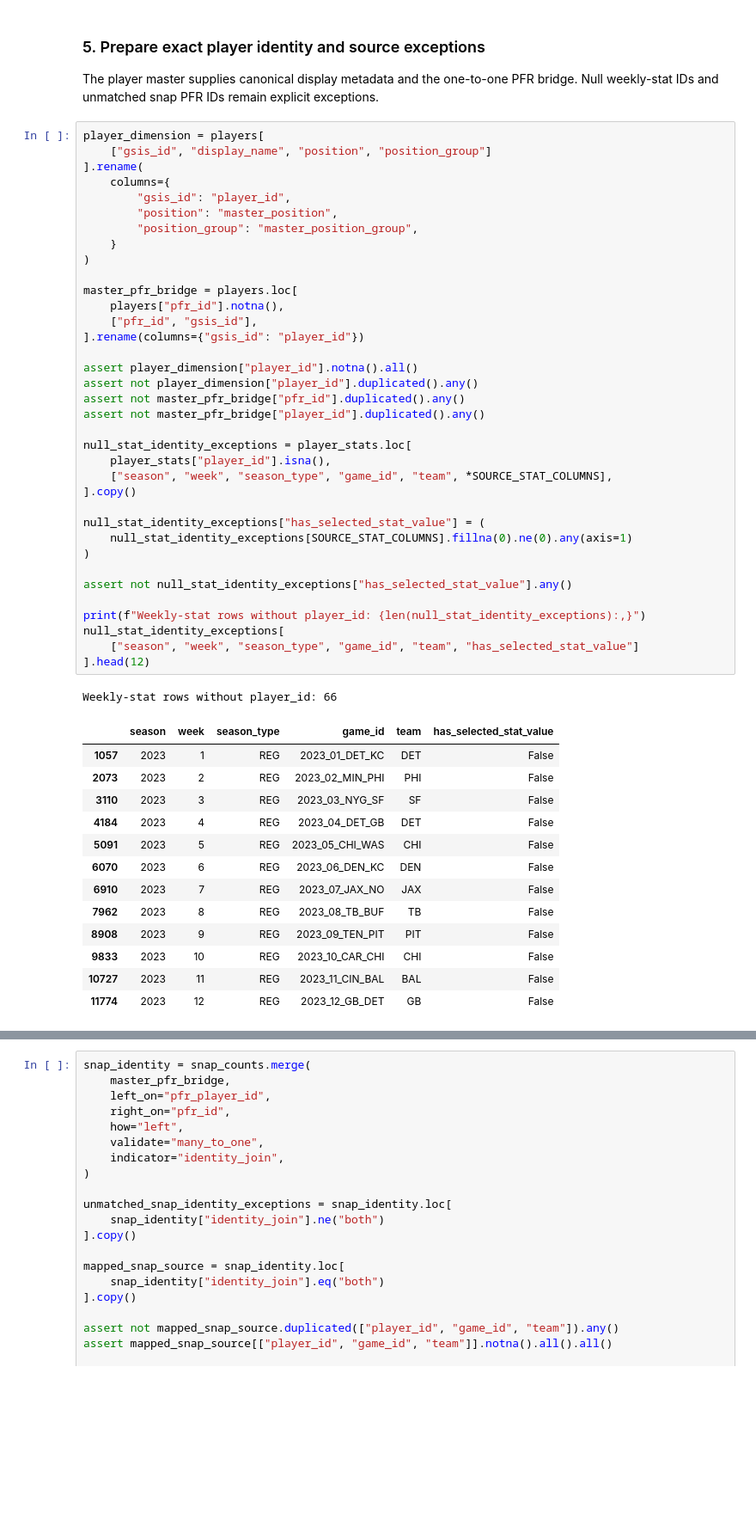
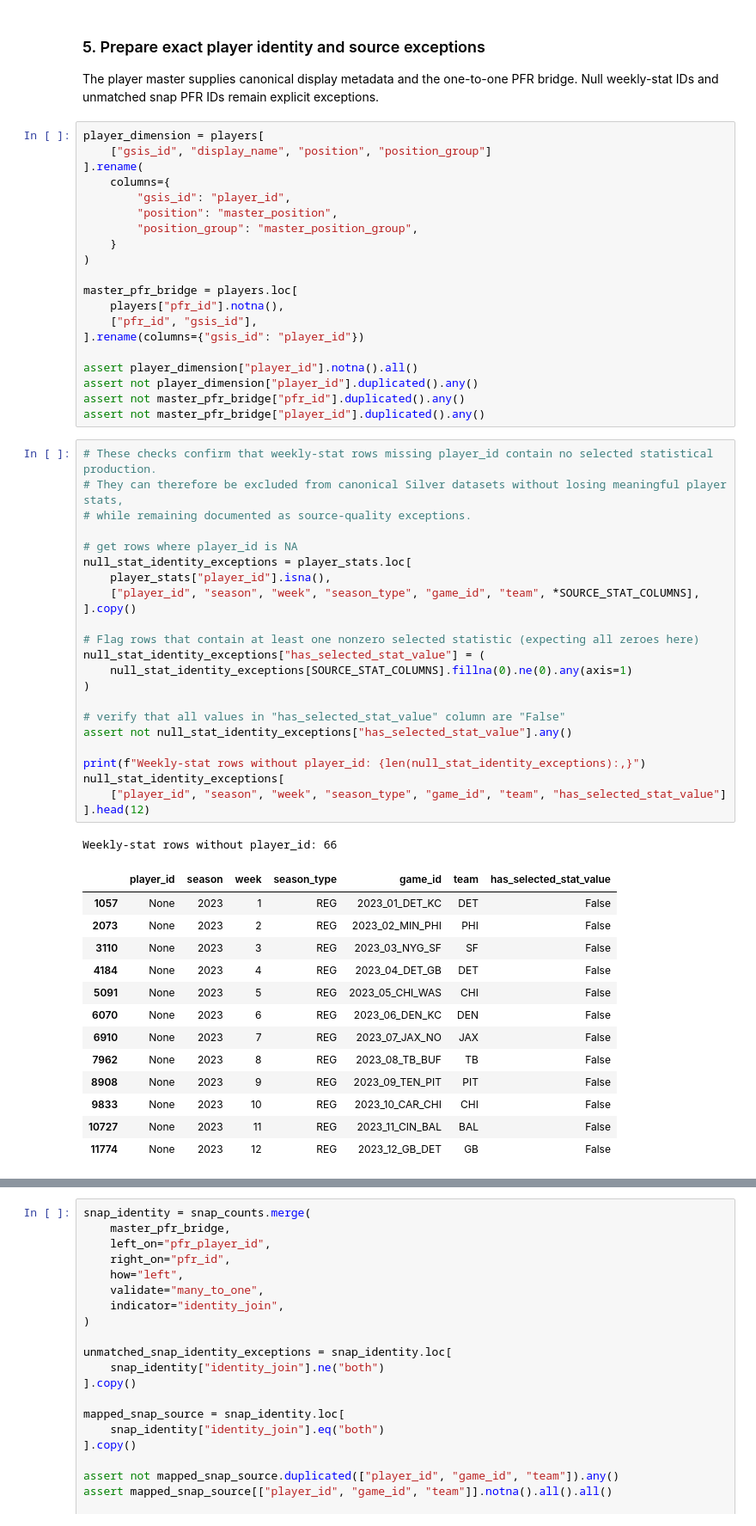
Before and after one commit to ddarby15/nfl-dream-lab-app, a Jupyter notebook: notebooks/silver/02_shared_player_participation_and_week.ipynb, the cells around one changed output, grey strips where cells are left out. Shown at 86% size. Saved outputs shown, nothing was run; the diff lists cells and outputs as text; blank space fills up the shorter version.

```diff
--- a/notebooks/silver/02_shared_player_participation_and_week.ipynb
+++ b/notebooks/silver/02_shared_player_participation_and_week.ipynb
@@ -240,37 +271,44 @@ assert player_dimension["player_id"].notna().all()
 assert not player_dimension["player_id"].duplicated().any()
 assert not master_pfr_bridge["pfr_id"].duplicated().any()
 assert not master_pfr_bridge["player_id"].duplicated().any()
-
-null_stat_identity_exceptions = player_stats.loc[
-    player_stats["player_id"].isna(),
-    ["season", "week", "season_type", "game_id", "team", *SOURCE_STAT_COLUMNS],
-].copy()
-
-null_stat_identity_exceptions["has_selected_stat_value"] = (
-    null_stat_identity_exceptions[SOURCE_STAT_COLUMNS].fillna(0).ne(0).any(axis=1)
-)
-
-assert not null_stat_identity_exceptions["has_selected_stat_value"].any()
-
-print(f"Weekly-stat rows without player_id: {len(null_stat_identity_exceptions):,}")
-null_stat_identity_exceptions[
-    ["season", "week", "season_type", "game_id", "team", "has_selected_stat_value"]
-].head(12)
-# %% [output]
-Weekly-stat rows without player_id: 66
-|  | season | week | season_type | game_id | team | has_selected_stat_value |
-| 1057 | 2023 | 1 | REG | 2023_01_DET_KC | DET | False |
-| 2073 | 2023 | 2 | REG | 2023_02_MIN_PHI | PHI | False |
-| 3110 | 2023 | 3 | REG | 2023_03_NYG_SF | SF | False |
-| 4184 | 2023 | 4 | REG | 2023_04_DET_GB | DET | False |
-| 5091 | 2023 | 5 | REG | 2023_05_CHI_WAS | CHI | False |
-| 6070 | 2023 | 6 | REG | 2023_06_DEN_KC | DEN | False |
-| 6910 | 2023 | 7 | REG | 2023_07_JAX_NO | JAX | False |
-| 7962 | 2023 | 8 | REG | 2023_08_TB_BUF | TB | False |
-| 8908 | 2023 | 9 | REG | 2023_09_TEN_PIT | PIT | False |
-| 9833 | 2023 | 10 | REG | 2023_10_CAR_CHI | CHI | False |
-| 10727 | 2023 | 11 | REG | 2023_11_CIN_BAL | BAL | False |
-| 11774 | 2023 | 12 | REG | 2023_12_GB_DET | GB | False |
+# %%
+# These checks confirm that weekly-stat rows missing player_id contain no selected statistical production.
+# They can therefore be excluded from canonical Silver datasets without losing meaningful player stats,
+# while remaining documented as source-quality exceptions.
+
+# get rows where player_id is NA
+null_stat_identity_exceptions = player_stats.loc[
+    player_stats["player_id"].isna(),
+    ["player_id", "season", "week", "season_type", "game_id", "team", *SOURCE_STAT_COLUMNS],
+].copy()
+
+# Flag rows that contain at least one nonzero selected statistic (expecting all zeroes here)
+null_stat_identity_exceptions["has_selected_stat_value"] = (
+    null_stat_identity_exceptions[SOURCE_STAT_COLUMNS].fillna(0).ne(0).any(axis=1)
+)
+
+# verify that all values in "has_selected_stat_value" column are "False"
+assert not null_stat_identity_exceptions["has_selected_stat_value"].any()
+
+print(f"Weekly-stat rows without player_id: {len(null_stat_identity_exceptions):,}")
+null_stat_identity_exceptions[
+    ["player_id", "season", "week", "season_type", "game_id", "team", "has_selected_stat_value"]
+].head(12)
+# %% [output]
+Weekly-stat rows without player_id: 66
+|  | player_id | season | week | season_type | game_id | team | has_selected_stat_value |
+| 1057 | None | 2023 | 1 | REG | 2023_01_DET_KC | DET | False |
+| 2073 | None | 2023 | 2 | REG | 2023_02_MIN_PHI | PHI | False |
+| 3110 | None | 2023 | 3 | REG | 2023_03_NYG_SF | SF | False |
+| 4184 | None | 2023 | 4 | REG | 2023_04_DET_GB | DET | False |
+| 5091 | None | 2023 | 5 | REG | 2023_05_CHI_WAS | CHI | False |
+| 6070 | None | 2023 | 6 | REG | 2023_06_DEN_KC | DEN | False |
+| 6910 | None | 2023 | 7 | REG | 2023_07_JAX_NO | JAX | False |
+| 7962 | None | 2023 | 8 | REG | 2023_08_TB_BUF | TB | False |
+| 8908 | None | 2023 | 9 | REG | 2023_09_TEN_PIT | PIT | False |
+| 9833 | None | 2023 | 10 | REG | 2023_10_CAR_CHI | CHI | False |
+| 10727 | None | 2023 | 11 | REG | 2023_11_CIN_BAL | BAL | False |
+| 11774 | None | 2023 | 12 | REG | 2023_12_GB_DET | GB | False |
 # %% [markdown]
 ### 6. Prepare snap participation
 
```
Also changed, not shown: parts of 18 cells of this notebook, 2 other files.
